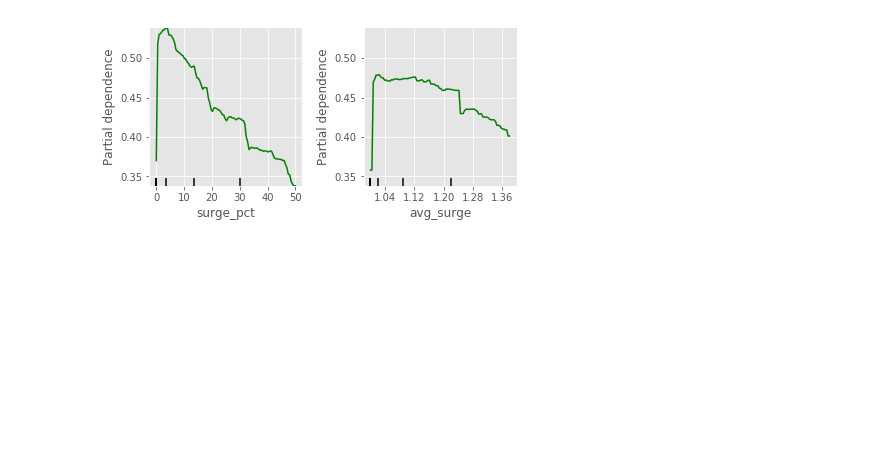
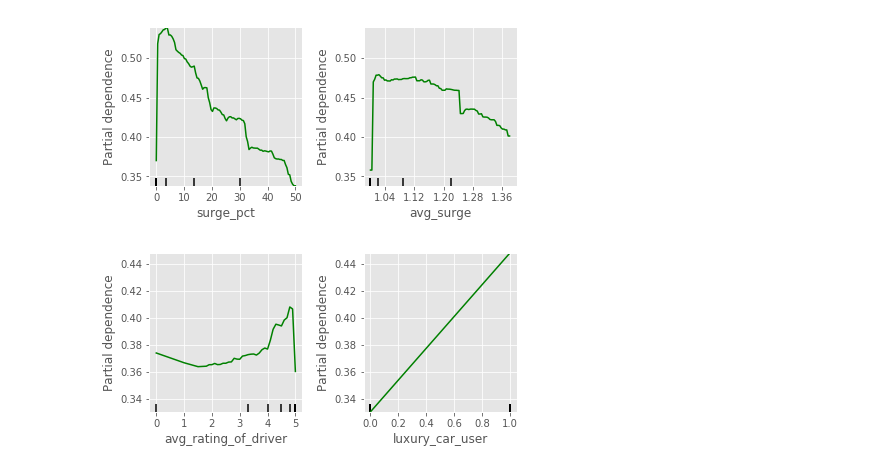
Before and after one commit to shillis17/ride_share_churn_predictions, a Jupyter notebook: notebooks/nicks_notebook.ipynb, the cells around one changed output. Saved outputs shown, nothing was run; the diff lists cells and outputs as text; code cells hidden in the pictures; blank space fills up the shorter version.

```diff
--- a/notebooks/nicks_notebook.ipynb
+++ b/notebooks/nicks_notebook.ipynb
@@ -27,14 +28,14 @@ def prec(y_test, y_pred):
     precision = tp/(tp+fp)
     return precision
 # %%
-def recall(y_test, y_pred):
+def rec(y_test, y_pred):
     tn, fp, fn, tp = confusion_matrix(y_test, y_pred).ravel()
     recall = tp/(tp+fn)
     return recall
 # %%
 acc_score = make_scorer(acc)
 prec_score = make_scorer(prec)
-recall_score = make_scorer(recall)
+recall_score = make_scorer(rec)
 # %%
 data = pd.read_csv("../data/clean_train.csv", index_col="Unnamed: 0")
 data.head()
@@ -72,18 +73,18 @@ rf.score(X_test, y_test)
 # %% [output]
 0.7534
 # %%
-param_grid = {"criterion" : ['gini', 'entropy'],
+param_grid = {"criterion" : ['gini'],
               "max_depth" : [None],
-              "max_features" : ['auto', 'sqrt', 'log2'],
-              "min_samples_leaf" : [1, 2, 3, 4, 5],
-              "min_samples_split" : [2, 4, 6, 8, 10],
-              "n_estimators" : [50],
+              "max_features" : [None, 'sqrt', 'log2'],
+              "min_samples_leaf" : [5],
+              "min_samples_split" : [2],
+              "n_estimators" : [10, 25, 50],
               "n_jobs" : [-1],
               "oob_score" : [True]}
 # %%
 rf = RandomForestClassifier()
 # %%
-rf_grid = GridSearchCV(rf, param_grid, scoring=acc_score, n_jobs=6, cv=5, verbose=1)
+rf_grid = GridSearchCV(rf, param_grid, scoring=recall_score, n_jobs=-1, cv=5, verbose=1)
 # %%
 rf_grid.fit(X_train, y_train)
 # %% [output]
@@ -189,3 +175,8 @@ plot_partial_dependence(best_rf, X_train, features=[6, 3], feature_names=cols_X,
 plt.savefig("../img/random_forest_5_6_partial_dependencies.png")
 # %% [output]
 [figure]
+# %%
+plot_partial_dependence(best_rf, X_train, features=[2, 8], feature_names=cols_X, n_jobs=-1)
+plt.savefig("../img/random_forest_bottom2_partial_dependencies.png")
+# %% [output]
+[figure, added]
```
Also changed, not shown: parts of 12 cells of this notebook, 2 other files.
